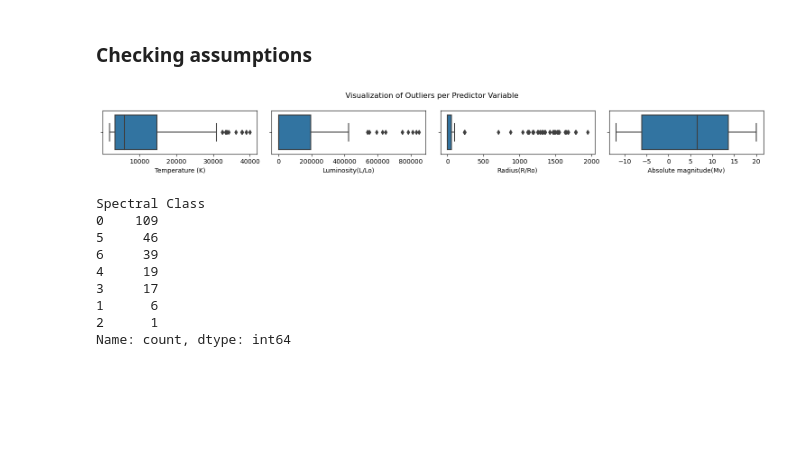
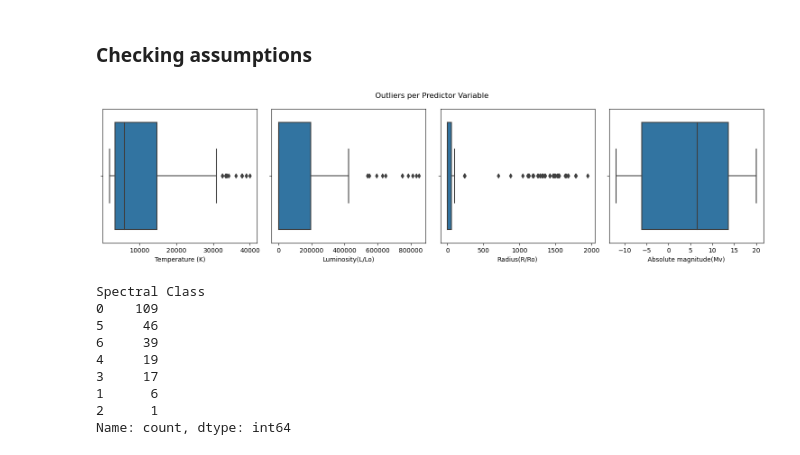
Before and after one commit to Sunnyshio/Spectral-Classification-of-a-Star, a Jupyter notebook: Spectral_classification_of_a_star.ipynb, the cells around one changed output. Drawn from its saved outputs; the diff is of its cells as text; code cells hidden in the pictures; blank space fills up the shorter version.

```diff
--- a/Spectral_classification_of_a_star.ipynb
+++ b/Spectral_classification_of_a_star.ipynb
@@ -210,25 +210,25 @@ dtype: int64
 ### Checking assumptions
 # %%
 #box plot for checking outliers
-plt.figure(figsize=(15,2))
+plt.figure(figsize=(15,4))
 
 plt.subplot(1,4,1)
 sns.boxplot(x=df["Temperature (K)"])
 
 plt.subplot(1,4,2)
 sns.boxplot(x=df["Luminosity(L/Lo)"])
 
 plt.subplot(1,4,3)
 sns.boxplot(x=df["Radius(R/Ro)"])
 
 plt.subplot(1,4,4)
 sns.boxplot(x=df["Absolute magnitude(Mv)"])
 
-plt.suptitle("Visualization of Outliers per Predictor Variable")
+plt.suptitle("Outliers per Predictor Variable")
 plt.tight_layout()
 plt.show()
 # %% [output]
-[figure, old version]
+[figure, new version]
 # %%
 class_distribution = df["Spectral Class"].value_counts()
 print(class_distribution)
```
Also changed, not shown: parts of 9 cells of this notebook.
